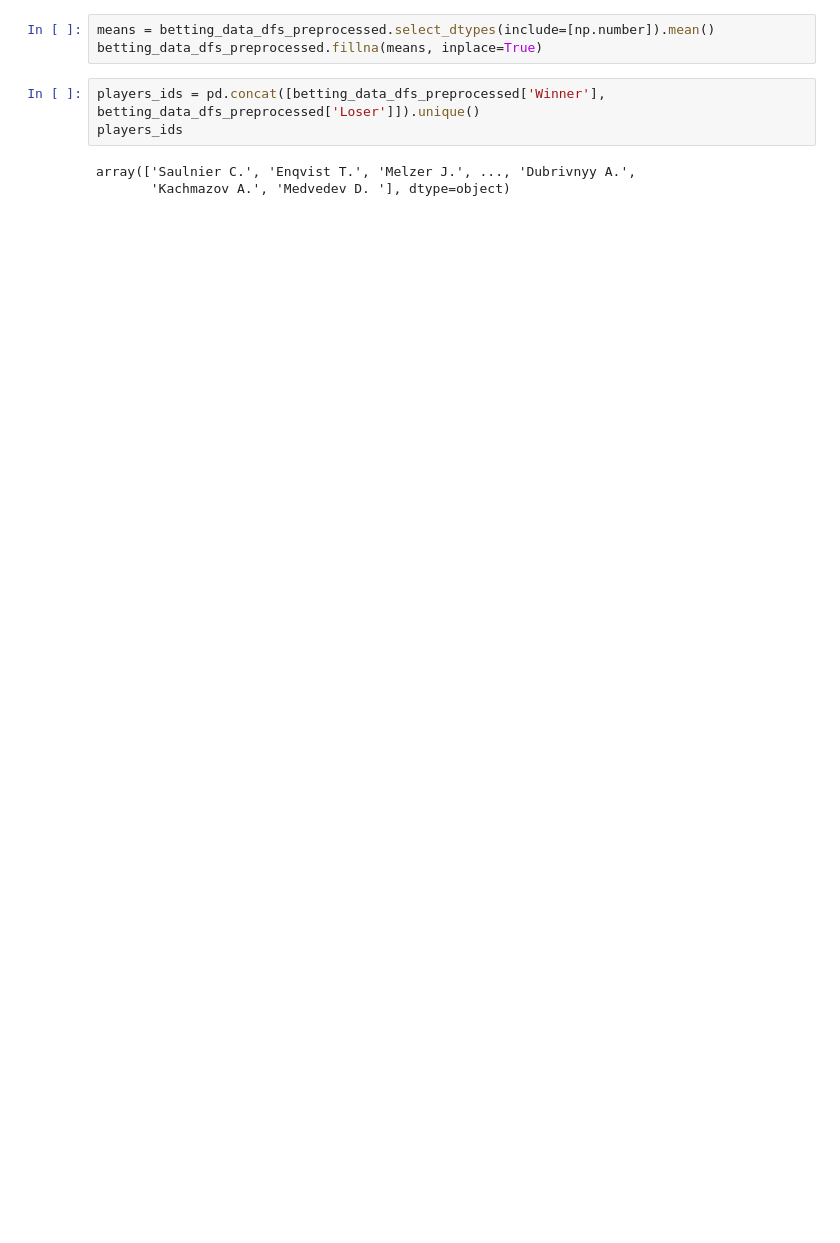
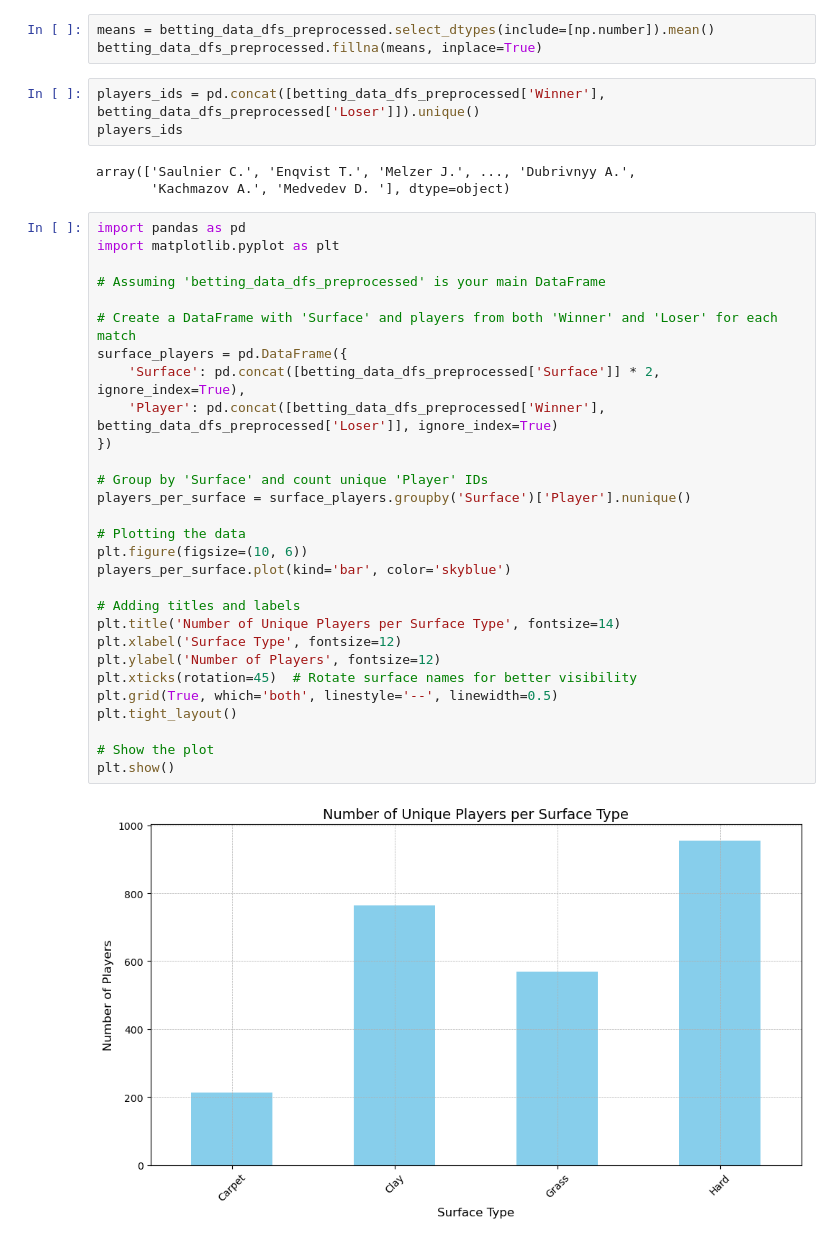
Before and after one commit to Harish-Thota1/Predicting_Tennis_Matches, a Jupyter notebook: SurfaceEloBetting/Surface-Adjusted_ELO_K_Factor_Model.ipynb, the cells around one changed output. Saved outputs shown, nothing was run; the diff lists cells and outputs as text; blank space fills up the shorter version.

```diff
--- a/SurfaceEloBetting/Surface-Adjusted_ELO_K_Factor_Model.ipynb
+++ b/SurfaceEloBetting/Surface-Adjusted_ELO_K_Factor_Model.ipynb
@@ -244,3 +239,34 @@ players_ids
 # %% [output]
 array(['Saulnier C.', 'Enqvist T.', 'Melzer J.', ..., 'Dubrivnyy A.',
        'Kachmazov A.', 'Medvedev D. '], dtype=object)
+# %%
+import pandas as pd
+import matplotlib.pyplot as plt
+
+# Assuming 'betting_data_dfs_preprocessed' is your main DataFrame
+
+# Create a DataFrame with 'Surface' and players from both 'Winner' and 'Loser' for each match
+surface_players = pd.DataFrame({
+    'Surface': pd.concat([betting_data_dfs_preprocessed['Surface']] * 2, ignore_index=True),
+    'Player': pd.concat([betting_data_dfs_preprocessed['Winner'], betting_data_dfs_preprocessed['Loser']], ignore_index=True)
+})
+
+# Group by 'Surface' and count unique 'Player' IDs
+players_per_surface = surface_players.groupby('Surface')['Player'].nunique()
+
+# Plotting the data
+plt.figure(figsize=(10, 6))
+players_per_surface.plot(kind='bar', color='skyblue')
+
+# Adding titles and labels
+plt.title('Number of Unique Players per Surface Type', fontsize=14)
+plt.xlabel('Surface Type', fontsize=12)
+plt.ylabel('Number of Players', fontsize=12)
+plt.xticks(rotation=45)  # Rotate surface names for better visibility
+plt.grid(True, which='both', linestyle='--', linewidth=0.5)
+plt.tight_layout()
+
+# Show the plot
+plt.show()
+# %% [output]
+[figure, added]
```
Also changed, not shown: parts of 11 cells of this notebook.
